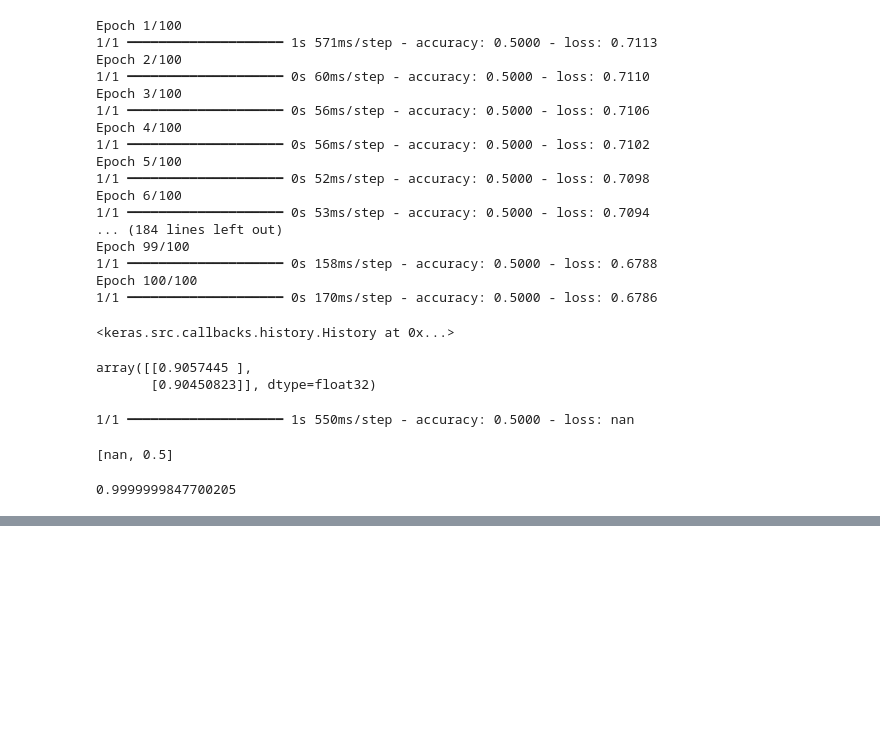
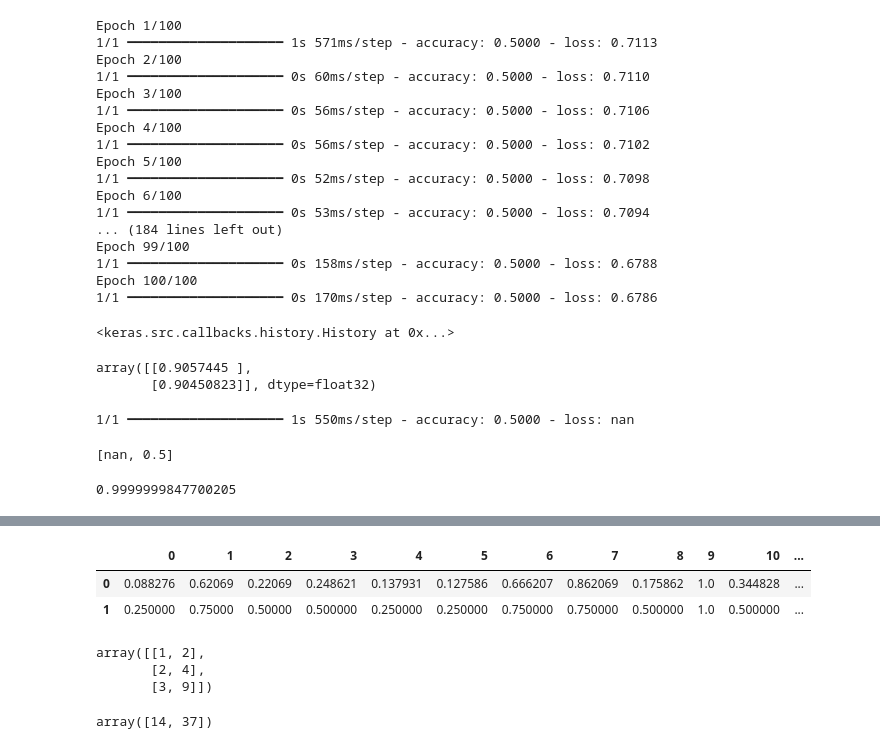
Before and after one commit to SalemElbermawy/full_deep, a Jupyter notebook: learning.ipynb, the cells around one changed output, grey strips where cells are left out. Cells and saved outputs as stored; diff of their text form; code cells hidden in the pictures; blank space fills up the shorter version.

```diff
--- a/learning.ipynb
+++ b/learning.ipynb
@@ -447,0 +457,3 @@ def log_loss(y_true,y_predicted):
+# %%
+data=pd.read_csv("homeprices_banglore.csv")
+data.head()
@@ -447,0 +469,9 @@ def log_loss(y_true,y_predicted):
+# %%
+sx=MinMaxScaler()
+sy=MinMaxScaler()
+# %%
+x_features=data.drop("price",axis="columns")
+y_features=data["price"]
+# %%
+x_features_scaled=sx.fit_transform(x_features)
+y_features_scaled=sy.fit_transform(y_features.values.reshape(-1,1))
@@ -447,0 +527,21 @@ def log_loss(y_true,y_predicted):
+# %%
+pd.DataFrame(x_features_scaled.T)
+# %% [output]
+|  | 0 | 1 | 2 | 3 | 4 | 5 | 6 | 7 | 8 | 9 | 10 | ... |
+| 0 | 0.088276 | 0.62069 | 0.22069 | 0.248621 | 0.137931 | 0.127586 | 0.666207 | 0.862069 | 0.175862 | 1.0 | 0.344828 | ... |
+| 1 | 0.250000 | 0.75000 | 0.50000 | 0.500000 | 0.250000 | 0.250000 | 0.750000 | 0.750000 | 0.500000 | 1.0 | 0.500000 | ... |
+# %%
+x=[[1,2],
+   [2,4],
+   [3,9]]
+
+x=np.array(x)
+x
+# %% [output]
+array([[1, 2],
+       [2, 4],
+       [3, 9]])
+# %%
+x.T.dot([1,2,3])
+# %% [output]
+array([14, 37])
```
Also changed, not shown: parts of 7 cells of this notebook, 5 other files.
